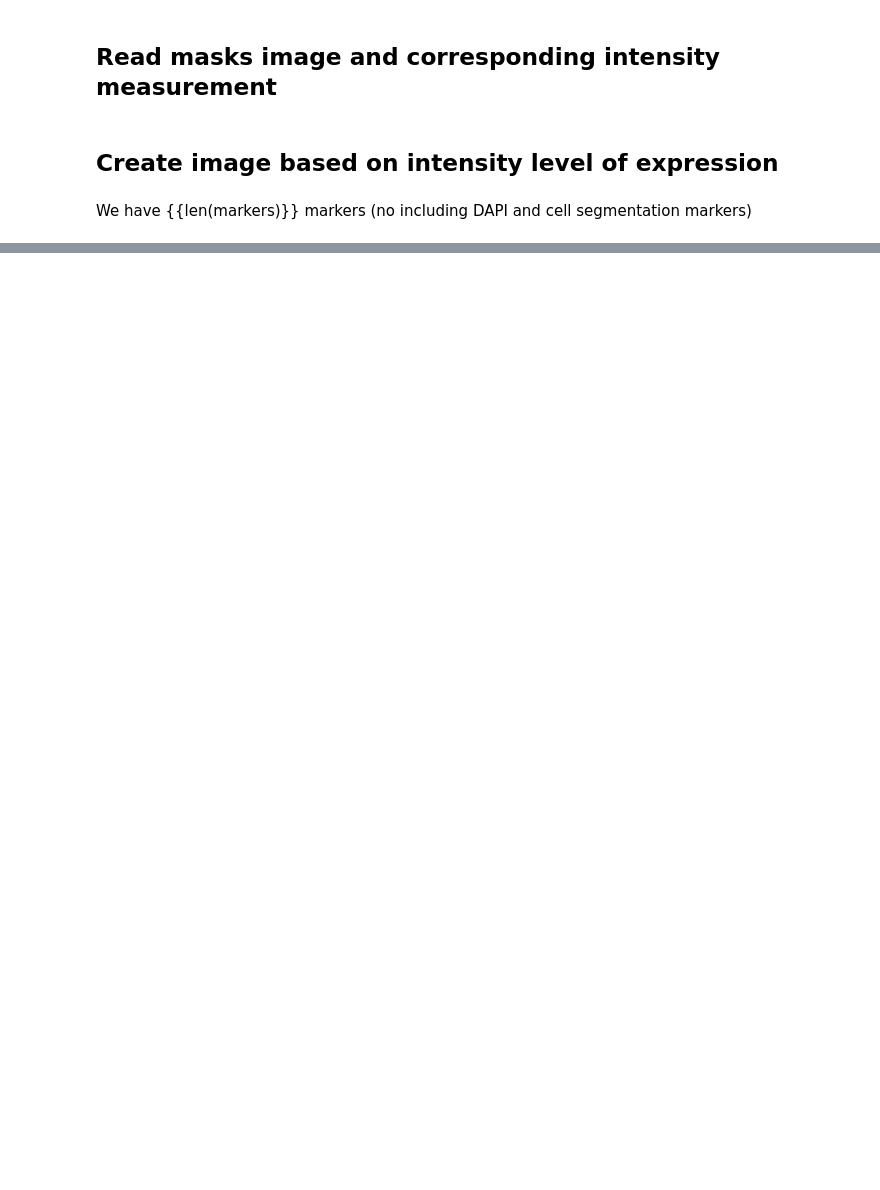
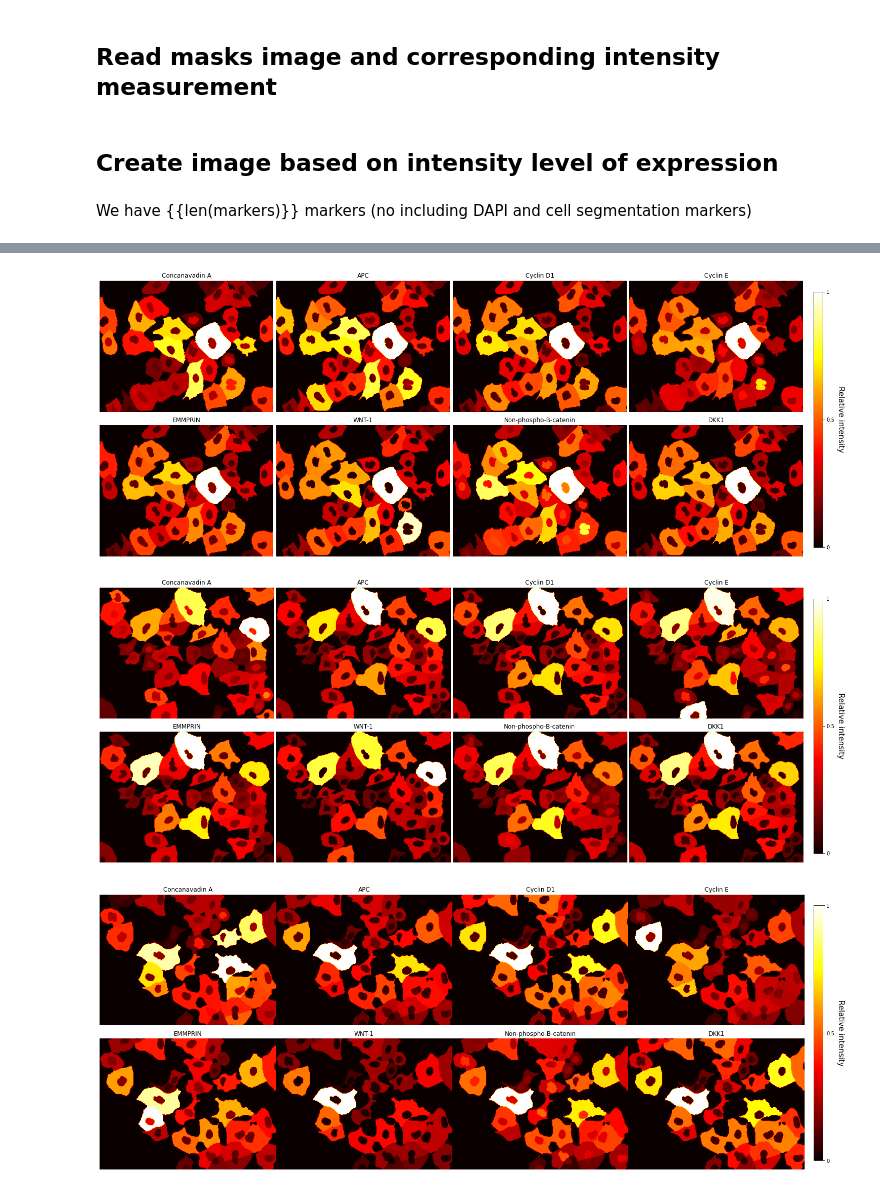
Before and after one commit to thomashu96/Cell-Spatial-Signaling, a Jupyter notebook: notebooks/05_cell_nuclei_intensity_plot.ipynb, the cells around one changed output, grey strips where cells are left out. Cells and saved outputs as stored; diff of their text form; code cells hidden in the pictures; blank space fills up the shorter version.

```diff
--- a/notebooks/05_cell_nuclei_intensity_plot.ipynb
+++ b/notebooks/05_cell_nuclei_intensity_plot.ipynb
@@ -136,0 +158,38 @@ for idx, condition in enumerate(masks.keys()):
+# %%
+# Show total intensity
+
+for idx, condition in enumerate(masks.keys()):
+    mask_cyto = masks[condition]['cyto']
+    mask_nuclei = masks[condition]['nuclei']
+    df_intensity_subset = df_intensity[df_intensity.Condition == condition]
+    imgs, markers = create_expression_img(
+        mask_cyto, mask_nuclei, df_intensity_subset, mean=False)
+
+    fig, axs = plt.subplots(2, 4, figsize=(25, 10))
+    axs = axs.flatten()
+    for idx, ax in enumerate(axs):
+        im = ax.imshow(imgs[idx], cmap='hot')
+        ax.axis('off')
+        ax.title.set_text(markers[idx])
+    plt.subplots_adjust(wspace=0, hspace=0.1)
+
+    # Add colobar
+    fig.subplots_adjust(right=0.9)
+    cbar_ax = fig.add_axes([0.91, 0.15, 0.01, 0.7])
+    norm = mpl.colors.Normalize(vmin=0, vmax=1)
+    sm = plt.cm.ScalarMappable(cmap='hot', norm=norm)
+    sm.set_array([])
+    cbar = plt.colorbar(sm, ticks=np.linspace(0, 1, 3),
+                        cax=cbar_ax)
+    cbar.set_label('Relative intensity', rotation=270,
+                   fontsize=15, labelpad=20)
+    cbar.ax.set_yticklabels(['0', '0.5', '1'])
+
+    # Save fig and show
+    fig.savefig(condition+'_expression_level_total.png',
+                bbox_inches='tight', dpi=100)
+    plt.show()
+# %% [output]
+[figure, added]
+[figure, added]
+[figure, added]
```
Also changed, not shown: parts of 11 cells of this notebook, 14 other files.
